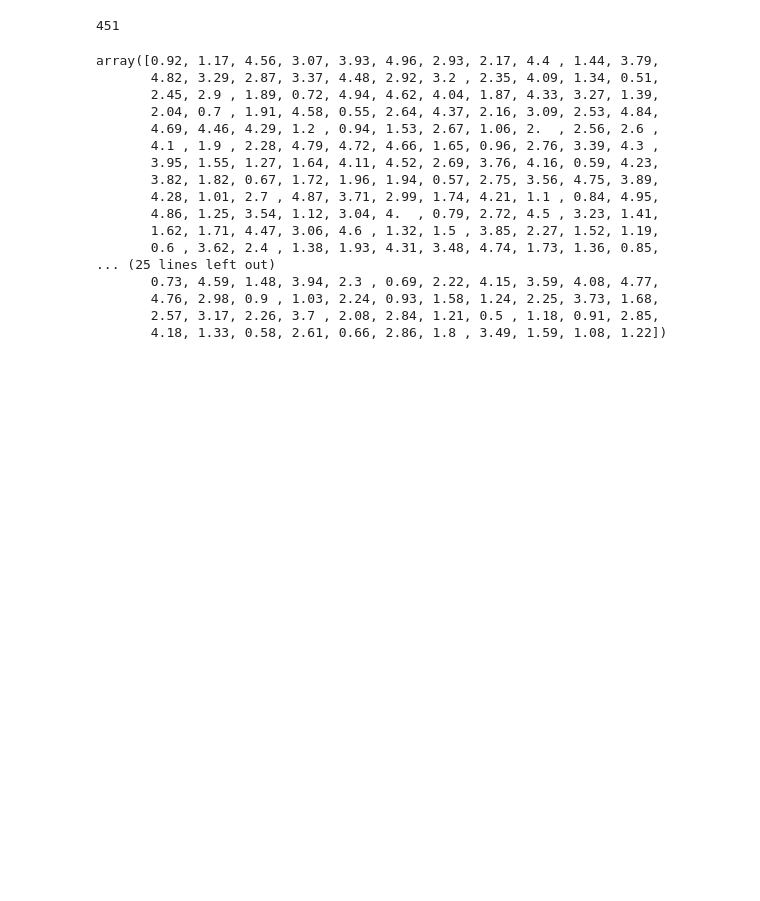
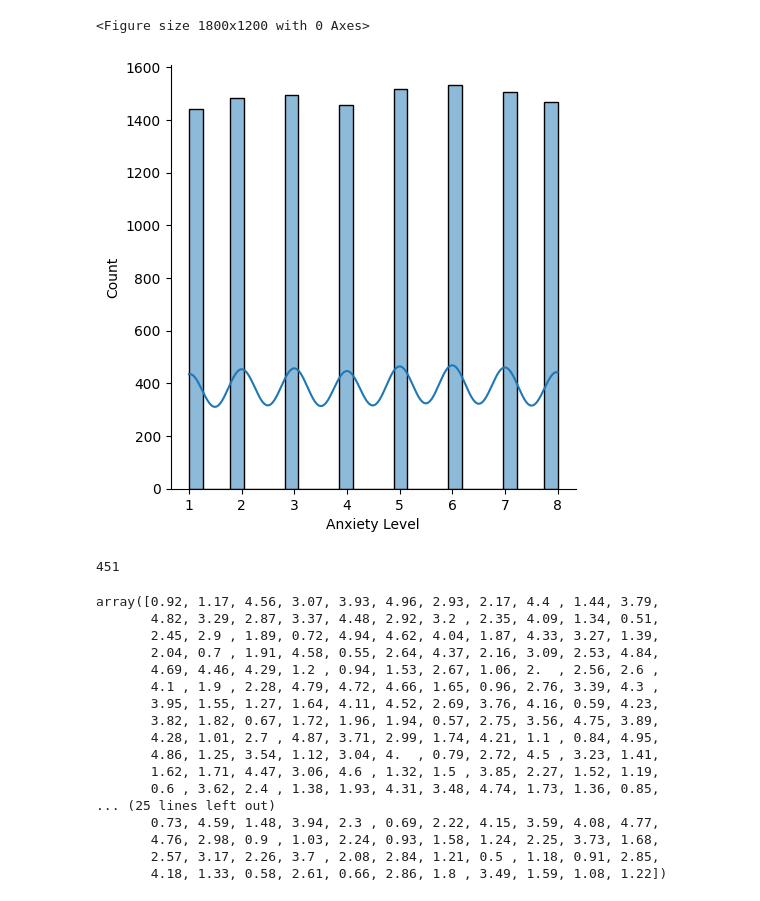
Before and after one commit to yildirim-alican/Student-Health-and-Attendance-Data-Istatistikler, a Jupyter notebook: temel-statistik-denemeleri.ipynb, the cells around one changed output. Saved outputs shown, nothing was run; the diff lists cells and outputs as text; code cells hidden in the pictures; blank space fills up the shorter version.

```diff
--- a/temel-statistik-denemeleri.ipynb
+++ b/temel-statistik-denemeleri.ipynb
@@ -11,3 +180,13 @@ numeric_df = df.select_dtypes(include=[np.number])
+# %%
+plt.figure(figsize=(18,12))
+data=df.copy()
+data['Anxiety Level'] = pd.to_numeric(df['Anxiety Level'], errors='coerce')
+data=data[data['Anxiety Level']<data['Anxiety Level'].quantile(0.80)]
+sns.displot(data['Anxiety Level'].sort_values(),kde=True)
+plt.show()
+# %% [output]
+<Figure size 1800x1200 with 0 Axes>
+[figure, added]
 # %%
 df["Stress Level (GSR)"].nunique()
 # %% [output]
```
Also changed, not shown: parts of 42 cells of this notebook.
